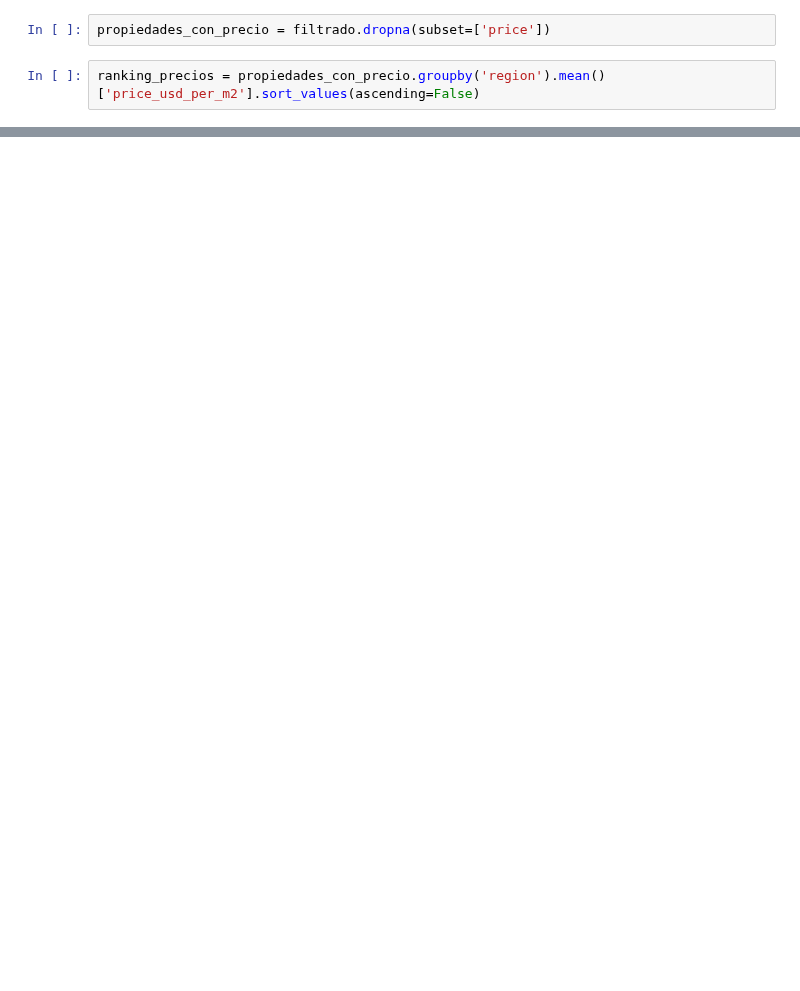
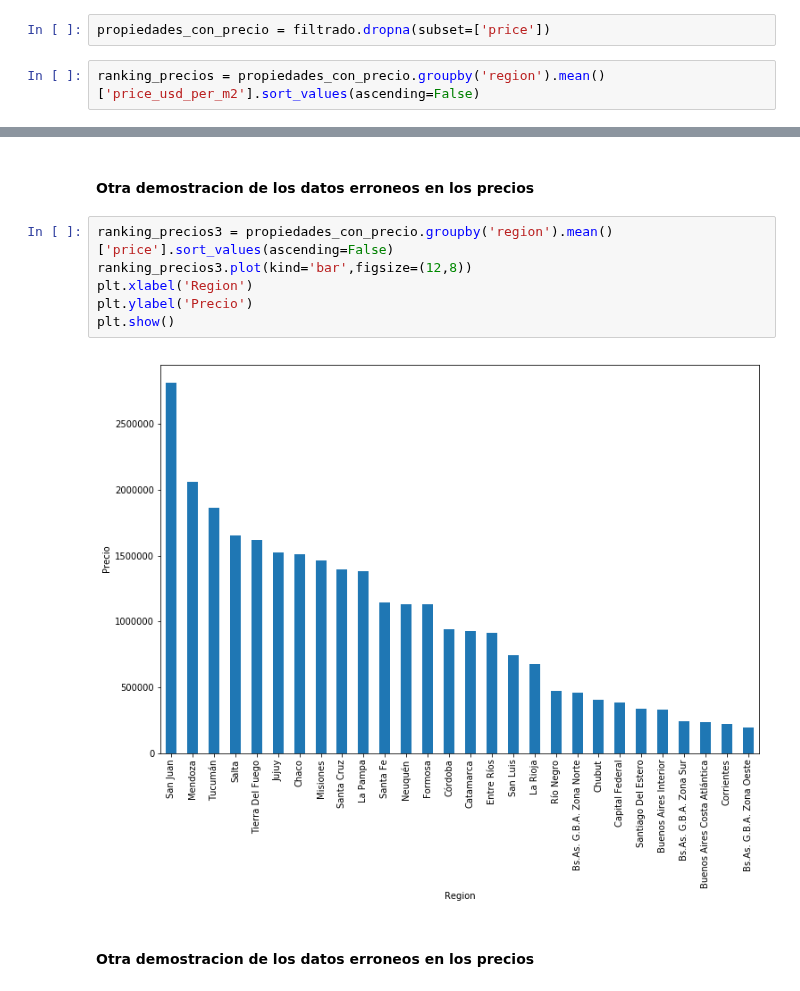
Before and after one commit to AlejandroDaneri/Machine-Learning-Properati, a Jupyter notebook: TP.ipynb, the cells around one changed output, grey strips where cells are left out. Saved outputs shown, nothing was run; the diff lists cells and outputs as text; blank space fills up the shorter version.

Commit message:
Descubrimiento de algunos datos anomalos

```diff
--- a/TP.ipynb
+++ b/TP.ipynb
@@ -81,0 +122,12 @@ plt.show()
+# %% [markdown]
+#### Otra demostracion de los datos erroneos en los precios
+# %%
+ranking_precios3 = propiedades_con_precio.groupby('region').mean()['price'].sort_values(ascending=False)
+ranking_precios3.plot(kind='bar',figsize=(12,8))
+plt.xlabel('Region')
+plt.ylabel('Precio')
+plt.show()
+# %% [output]
+[figure, added]
+# %% [markdown]
+#### Otra demostracion de los datos erroneos en los precios
```
Also changed, not shown: parts of 9 cells of this notebook.
